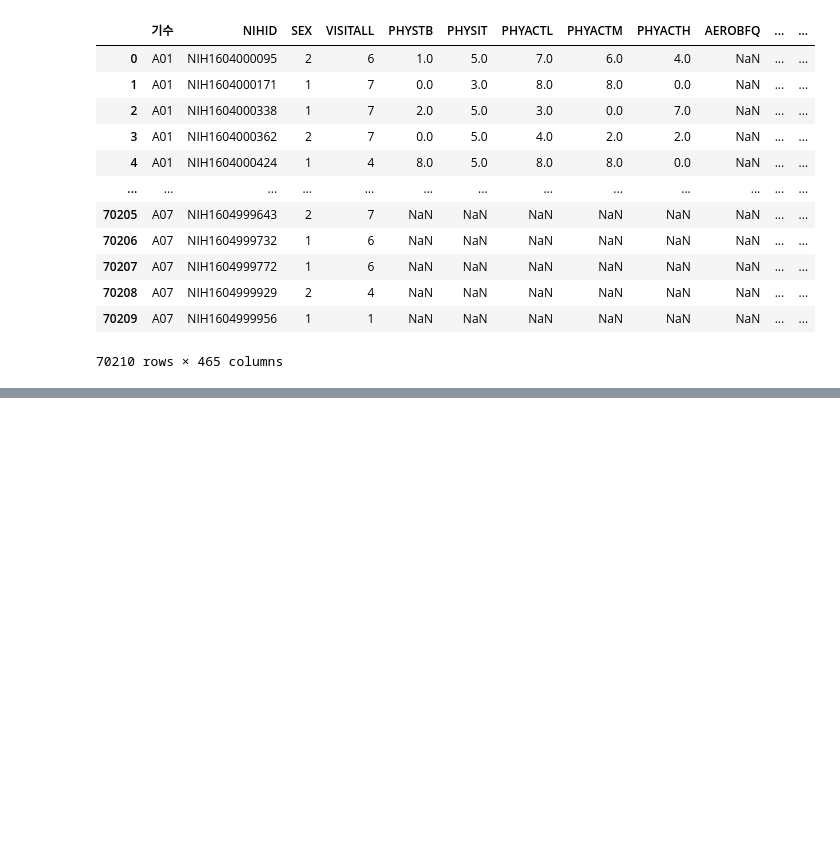
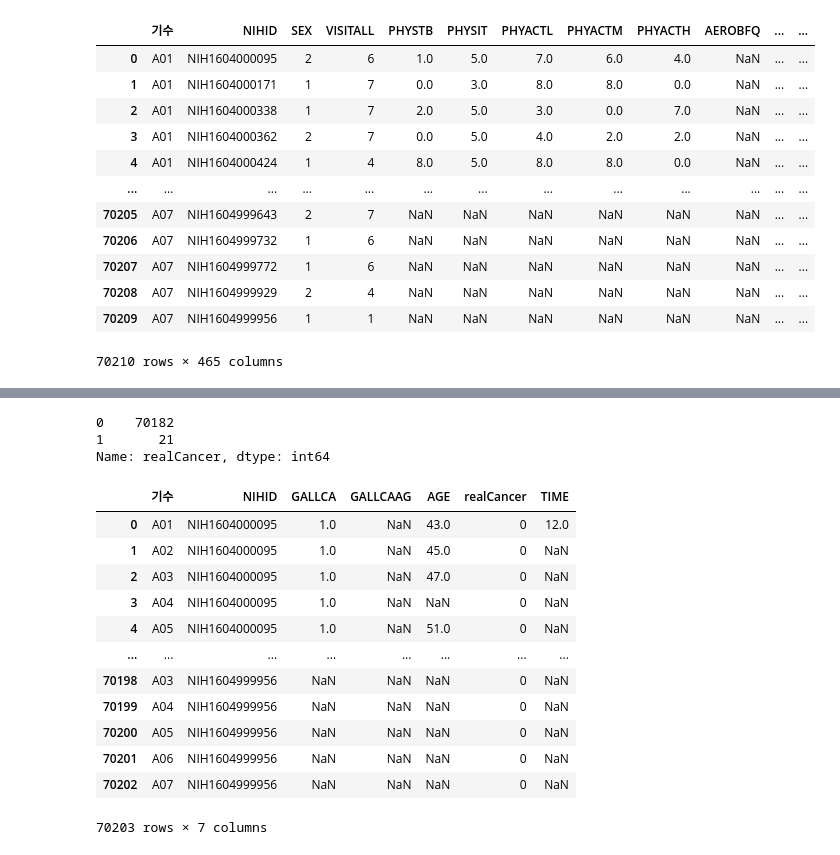
Before and after one commit to ZIO-KIM/SNUlab, a Jupyter notebook: Create Cancer.ipynb, the cells around one changed output, grey strips where cells are left out. Saved outputs shown, nothing was run; the diff lists cells and outputs as text; code cells hidden in the pictures; blank space fills up the shorter version.

```diff
--- a/Create Cancer.ipynb
+++ b/Create Cancer.ipynb
@@ -123,0 +193,14 @@ lca
+# %%
+# 전체 한꺼번에 안돌아감 (너무 많음)
+# 하나씩 cancer에 담아서 실행할것
+
+# cancer = diagnosed_cancer_list[0]
+# cancer = diagnosed_cancer_list[1]
+# cancer = diagnosed_cancer_list[2]
+# cancer = diagnosed_cancer_list[3]
+# cancer = diagnosed_cancer_list[4]
+# cancer = diagnosed_cancer_list[5]
+# cancer = diagnosed_cancer_list[6]
+# cancer = diagnosed_cancer_list[7]
+# cancer = diagnosed_cancer_list[8]
+cancer = diagnosed_cancer_list[9]
@@ -123,0 +223,49 @@ lca
+# %%
+cancer['realCancer'].value_counts()
+# %% [output]
+0    70182
+1       21
+Name: realCancer, dtype: int64
+# %%
+finalDf2 = pd.DataFrame()
+unique_id = cancer['NIHID'].unique().tolist()
+
+for id in unique_id:
+    df = pd.DataFrame(cancer.loc[cancer['NIHID'] == id].reset_index(drop = True))
+    first_age = cancer['AGE'][cancer['기수'] == 'A01']
+    last_exam_age = 0
+
+    for i in range(len(df) - 1, -1, -1):
+        if (pd.isnull(cancer['AGE'][i]) == False):
+            last_exam_age = cancer['AGE'][i]
+            break;
+
+    for i in range(1, len(df)):
+        if (pd.isnull(df.iloc[:, 3][i]) == False):
+            diagnosed_age = df.iloc[:, 3][i]
+            break;
+
+    if df['realCancer'][0] == 0:    # 진단 받지 않은 사람이라면
+        time_l = last_exam_age - first_age  # TIME은 마지막 검진일 - 1차 검진일
+    if df['realCancer'][0] == 1:    # 진단 받은 사람이라면
+        time_l = diagnosed_age - first_age
+
+    df['TIME'] = time_l
+    finalDf2 = pd.concat([finalDf2, df], axis = 0)
+    finalDf2.reset_index(drop = True, inplace = True)
+# %%
+finalDf2
+# %% [output]
+|  | 기수 | NIHID | GALLCA | GALLCAAG | AGE | realCancer | TIME |
+| 0 | A01 | NIH1604000095 | 1.0 | NaN | 43.0 | 0 | 12.0 |
+| 1 | A02 | NIH1604000095 | 1.0 | NaN | 45.0 | 0 | NaN |
+| 2 | A03 | NIH1604000095 | 1.0 | NaN | 47.0 | 0 | NaN |
+| 3 | A04 | NIH1604000095 | 1.0 | NaN | NaN | 0 | NaN |
+| 4 | A05 | NIH1604000095 | 1.0 | NaN | 51.0 | 0 | NaN |
+| ... | ... | ... | ... | ... | ... | ... | ... |
+| 70198 | A03 | NIH1604999956 | NaN | NaN | NaN | 0 | NaN |
+| 70199 | A04 | NIH1604999956 | NaN | NaN | NaN | 0 | NaN |
+| 70200 | A05 | NIH1604999956 | NaN | NaN | NaN | 0 | NaN |
+| 70201 | A06 | NIH1604999956 | NaN | NaN | NaN | 0 | NaN |
+| 70202 | A07 | NIH1604999956 | NaN | NaN | NaN | 0 | NaN |
+70203 rows × 7 columns
```
Also changed, not shown: parts of 16 cells of this notebook, 5 other files.
